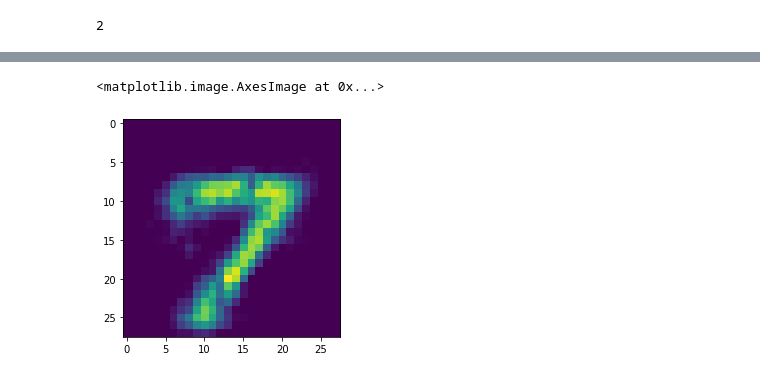
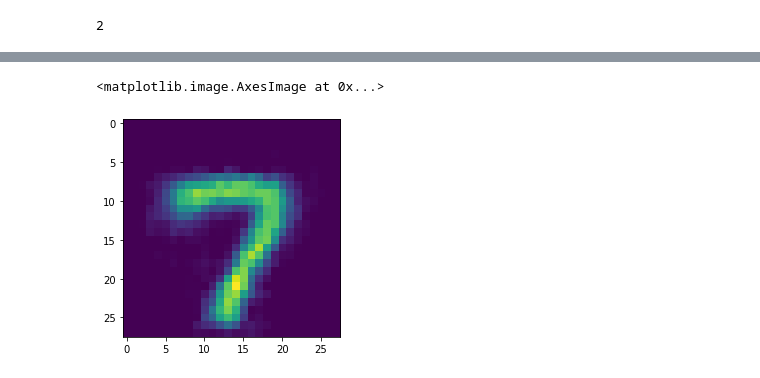
Before and after one commit to machingclee/Variational-Auto-Encoder, a Jupyter notebook: VAE.ipynb, the cells around one changed output, grey strips where cells are left out. Drawn from its saved outputs; the diff is of its cells as text; code cells hidden in the pictures.

```diff
--- a/VAE.ipynb
+++ b/VAE.ipynb
@@ -223,8 +213,8 @@ plt.show()
 # %%
-sample_vector = np.array([[-3,2.5]])
+sample_vector = np.array([[-1.5,2.5]])
 decoded_example = decoder.predict(sample_vector)
 decoded_example_reshape = decoded_example.reshape(img_width, img_height)
 plt.imshow(decoded_example_reshape)
 # %% [output]
 <matplotlib.image.AxesImage at 0x...>
-[figure, old version]
+[figure, new version]
```
Also changed, not shown: parts of 7 cells of this notebook.
